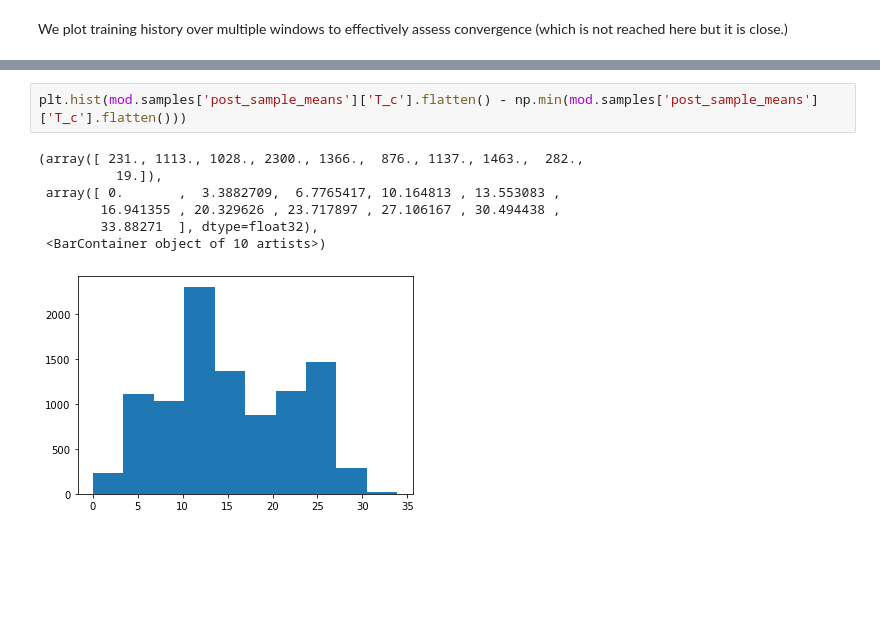
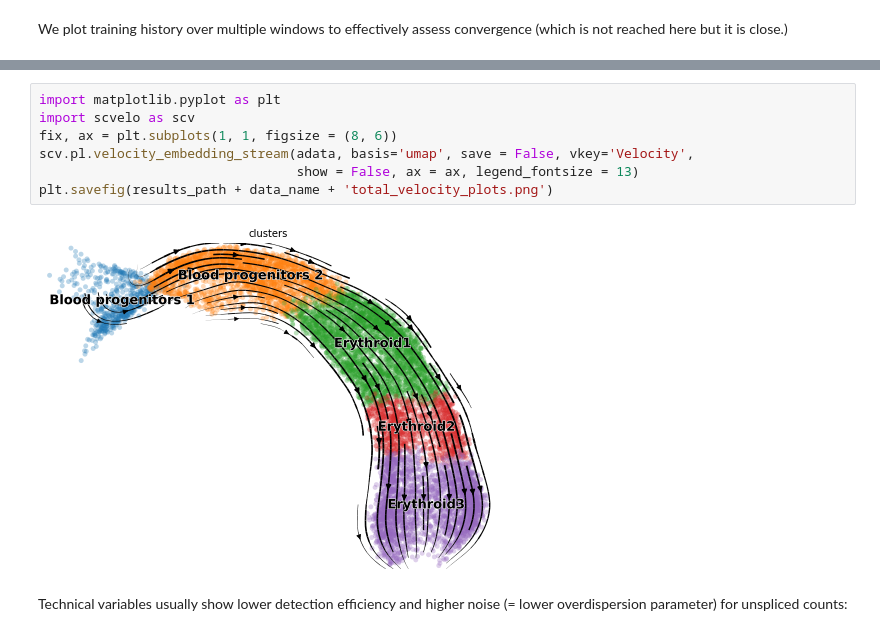
Before and after one commit to BayraktarLab/cell2fate, a Jupyter notebook: notebooks/cell2fate_MouseErythroid.ipynb, the cells around one changed output, grey strips where cells are left out. Saved outputs shown, nothing was run; the diff lists cells and outputs as text; blank space fills up the shorter version.

```diff
--- a/notebooks/cell2fate_MouseErythroid.ipynb
+++ b/notebooks/cell2fate_MouseErythroid.ipynb
@@ -198,11 +146,12 @@ plt.hist(np.sum(adata.layers['spliced'], axis = 1))
-# %%
-plt.hist(mod.samples['post_sample_means']['T_c'].flatten() - np.min(mod.samples['post_sample_means']['T_c'].flatten()))
-# %% [output]
-(array([ 231., 1113., 1028., 2300., 1366.,  876., 1137., 1463.,  282.,
-          19.]),
- array([ 0.       ,  3.3882709,  6.7765417, 10.164813 , 13.553083 ,
-        16.941355 , 20.329626 , 23.717897 , 27.106167 , 30.494438 ,
-        33.88271  ], dtype=float32),
- <BarContainer object of 10 artists>)
-[figure, removed]
+# %%
+import matplotlib.pyplot as plt
+import scvelo as scv
+fix, ax = plt.subplots(1, 1, figsize = (8, 6))
+scv.pl.velocity_embedding_stream(adata, basis='umap', save = False, vkey='Velocity',
+                                 show = False, ax = ax, legend_fontsize = 13)
+plt.savefig(results_path + data_name + 'total_velocity_plots.png')
+# %% [output]
+[figure, added]
+# %% [markdown]
+Technical variables usually show lower detection efficiency and higher noise (= lower overdispersion parameter) for unspliced counts:
 # %%
```
Also changed, not shown: parts of 55 cells of this notebook, 3 other files.
